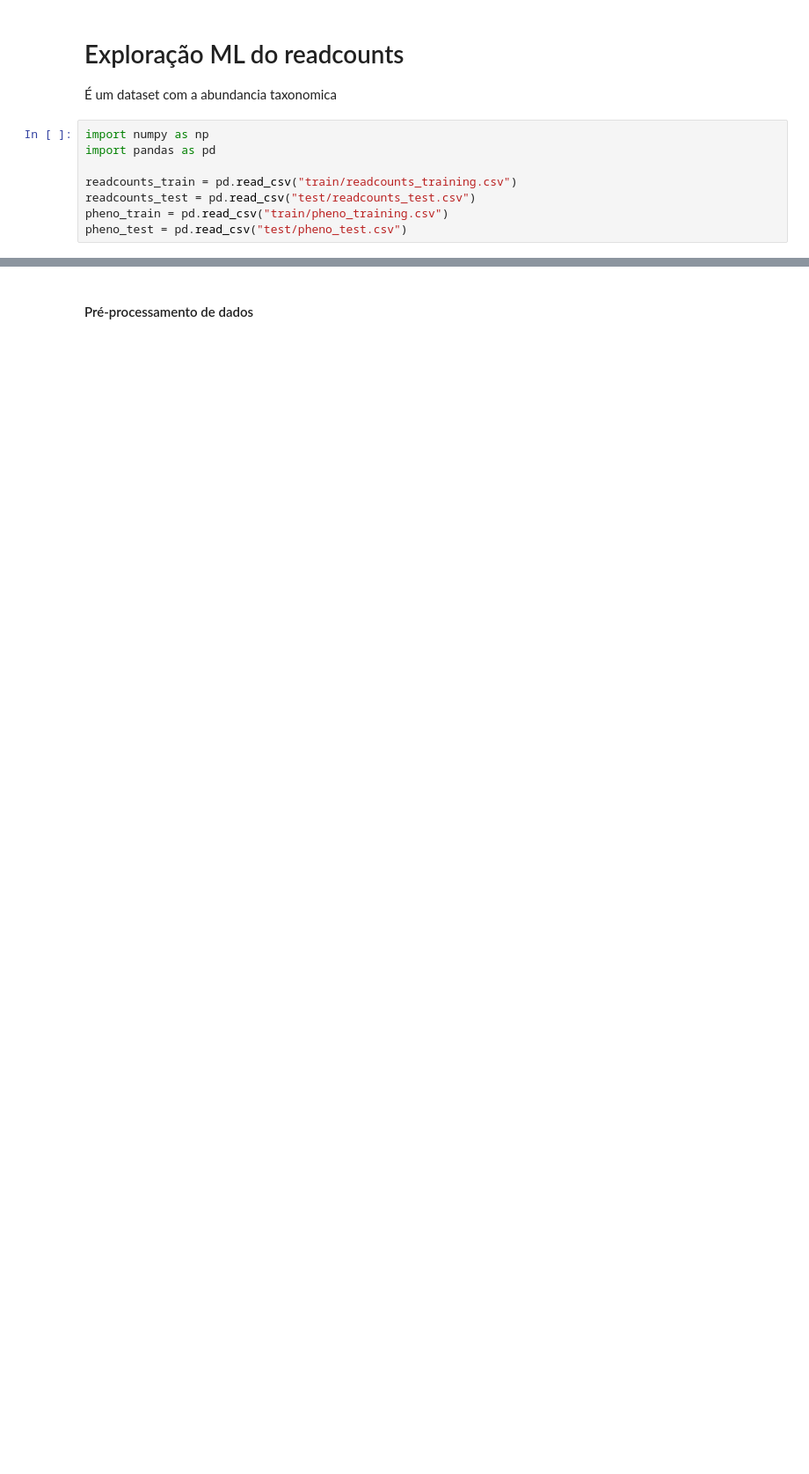
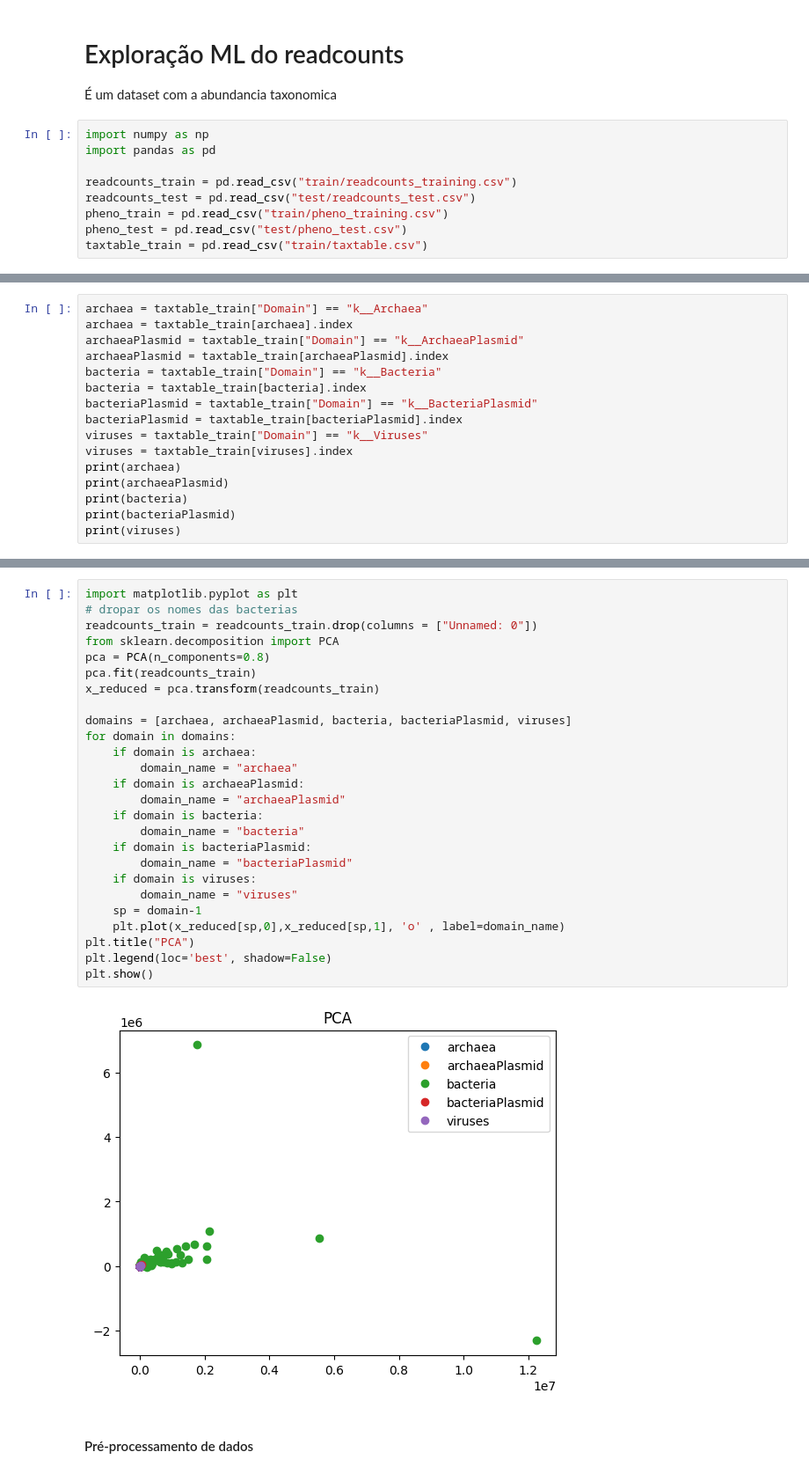
Before and after one commit to Malavita02/TrabalhoSIB, a Jupyter notebook: readcounts_ML.ipynb, the cells around one changed output, grey strips where cells are left out. Shown at 88% size. Drawn from its saved outputs; the diff is of its cells as text; blank space fills up the shorter version.

```diff
--- a/readcounts_ML.ipynb
+++ b/readcounts_ML.ipynb
@@ -9,3 +9,4 @@ readcounts_train = pd.read_csv("train/readcounts_training.csv")
 readcounts_test = pd.read_csv("test/readcounts_test.csv")
 pheno_train = pd.read_csv("train/pheno_training.csv")
 pheno_test = pd.read_csv("test/pheno_test.csv")
+taxtable_train = pd.read_csv("train/taxtable.csv")
@@ -11,0 +15,16 @@ pheno_test = pd.read_csv("test/pheno_test.csv")
+# %%
+archaea = taxtable_train["Domain"] == "k__Archaea"
+archaea = taxtable_train[archaea].index
+archaeaPlasmid = taxtable_train["Domain"] == "k__ArchaeaPlasmid"
+archaeaPlasmid = taxtable_train[archaeaPlasmid].index
+bacteria = taxtable_train["Domain"] == "k__Bacteria"
+bacteria = taxtable_train[bacteria].index
+bacteriaPlasmid = taxtable_train["Domain"] == "k__BacteriaPlasmid"
+bacteriaPlasmid = taxtable_train[bacteriaPlasmid].index
+viruses = taxtable_train["Domain"] == "k__Viruses"
+viruses = taxtable_train[viruses].index
+print(archaea)
+print(archaeaPlasmid)
+print(bacteria)
+print(bacteriaPlasmid)
+print(viruses)
@@ -12,3 +49,31 @@ pheno_test = pd.read_csv("test/pheno_test.csv")
+# %%
+import matplotlib.pyplot as plt
+# dropar os nomes das bacterias
+readcounts_train = readcounts_train.drop(columns = ["Unnamed: 0"])
+from sklearn.decomposition import PCA
+pca = PCA(n_components=0.8)
+pca.fit(readcounts_train)
+x_reduced = pca.transform(readcounts_train)
+
+domains = [archaea, archaeaPlasmid, bacteria, bacteriaPlasmid, viruses]
+for domain in domains:
+    if domain is archaea:
+        domain_name = "archaea"
+    if domain is archaeaPlasmid:
+        domain_name = "archaeaPlasmid"
+    if domain is bacteria:
+        domain_name = "bacteria"
+    if domain is bacteriaPlasmid:
+        domain_name = "bacteriaPlasmid"
+    if domain is viruses:
+        domain_name = "viruses"
+    sp = domain-1
+    plt.plot(x_reduced[sp,0],x_reduced[sp,1], 'o' , label=domain_name)
+plt.title("PCA")
+plt.legend(loc='best', shadow=False)
+plt.show()
+# %% [output]
+[figure, added]
 # %% [markdown]
 #### Pré-processamento de dados
 # %%
```
Also changed, not shown: parts of 2 cells of this notebook, 4 other files.
